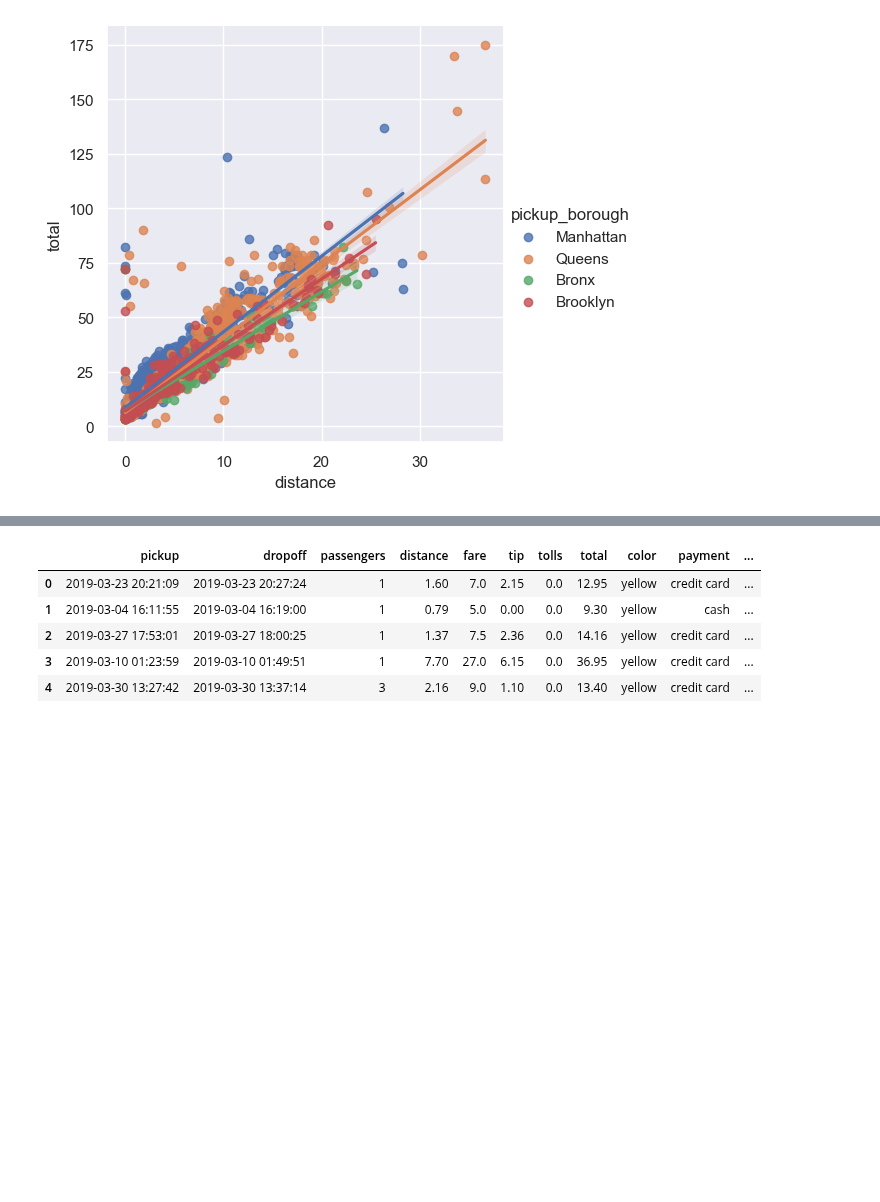
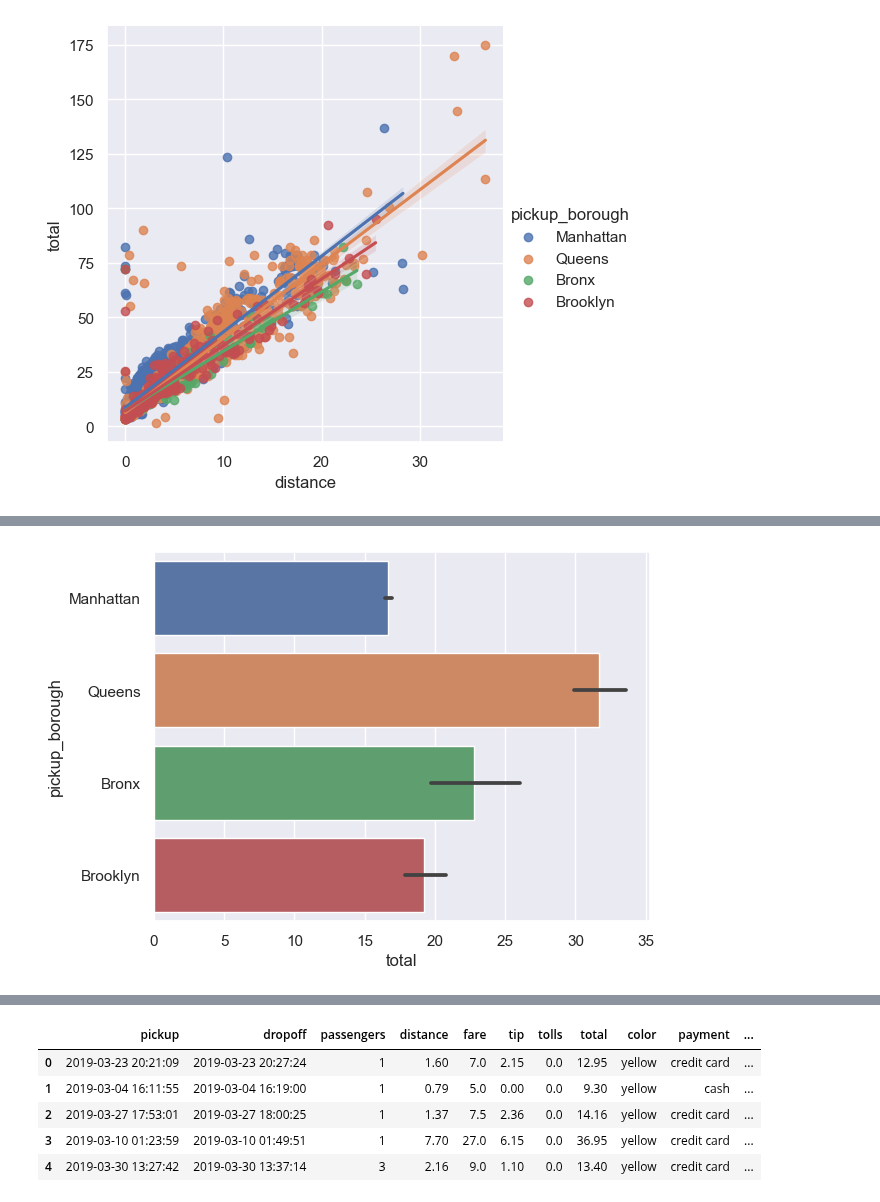
Before and after one commit to gbrs/ipython_notebook_probes, a Jupyter notebook: Probe.ipynb, the cells around one changed output, grey strips where cells are left out. Saved outputs shown, nothing was run; the diff lists cells and outputs as text; code cells hidden in the pictures; blank space fills up the shorter version.

Commit message:
Nadya plots seaborn diagrams

```diff
--- a/Probe.ipynb
+++ b/Probe.ipynb
@@ -1238,3 +1238,6 @@ sns.scatterplot(df, x='distance', y='total');
 sns.lmplot(df, x='distance', y='total', hue='pickup_borough');
 # %% [output]
 [figure]
+# %%
+df = sns.load_dataset('taxis')
+df.head()
@@ -1240,0 +1251,4 @@ sns.lmplot(df, x='distance', y='total', hue='pickup_borough');
+# %%
+sns.barplot(df, x='total', y='pickup_borough');
+# %% [output]
+[figure, added]
```
Also changed, not shown: parts of 2 cells of this notebook.
